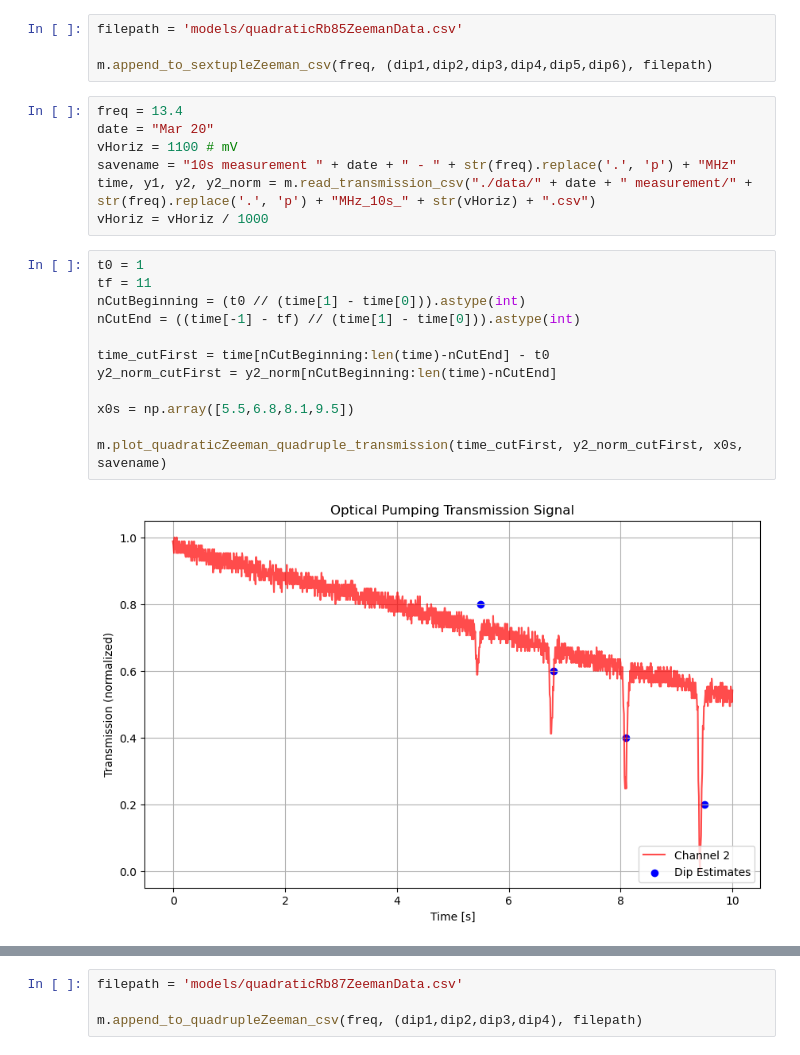
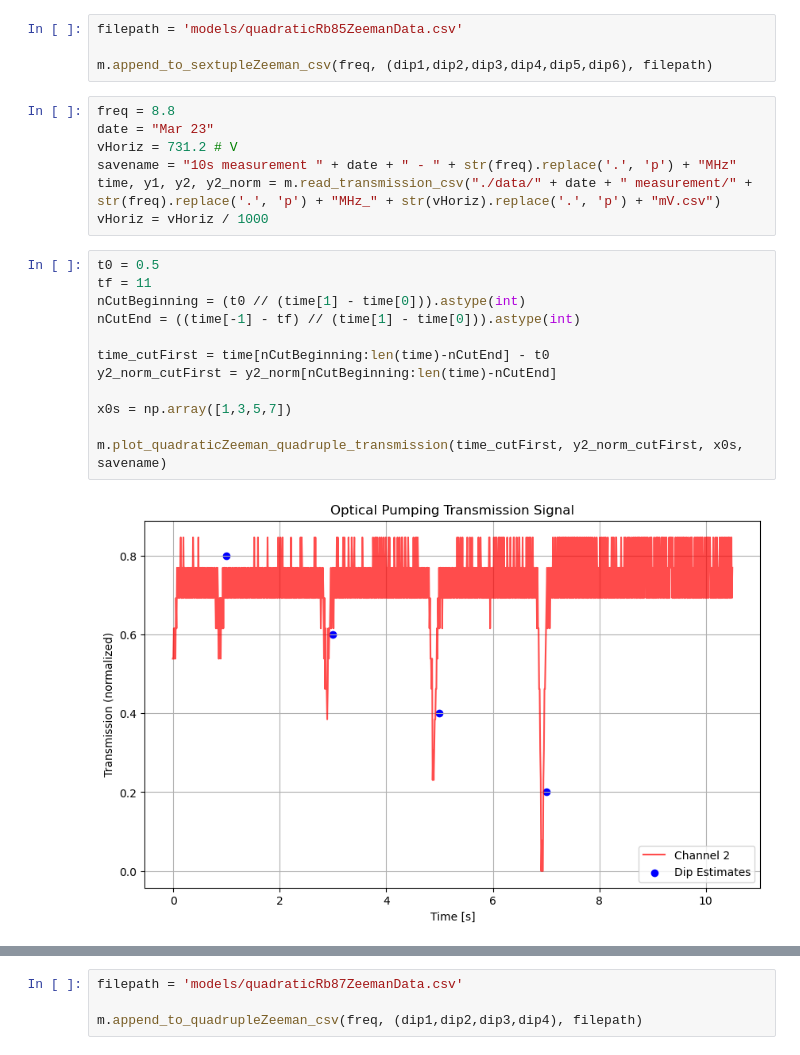
Before and after one commit to MarkZhit/PHYS409-Optical_Pumping, a Jupyter notebook: quadraticZeemanCollection.ipynb, the cells around one changed output, grey strips where cells are left out. Drawn from its saved outputs; the diff is of its cells as text.

```diff
--- a/quadraticZeemanCollection.ipynb
+++ b/quadraticZeemanCollection.ipynb
@@ -135,26 +137,26 @@ filepath = 'models/quadraticRb85ZeemanData.csv'
 
 m.append_to_sextupleZeeman_csv(freq, (dip1,dip2,dip3,dip4,dip5,dip6), filepath)
 # %%
-freq = 13.4
-date = "Mar 20"
-vHoriz = 1100 # mV
+freq = 8.8
+date = "Mar 23"
+vHoriz = 731.2 # V
 savename = "10s measurement " + date + " - " + str(freq).replace('.', 'p') + "MHz"
-time, y1, y2, y2_norm = m.read_transmission_csv("./data/" + date + " measurement/" + str(freq).replace('.', 'p') + "MHz_10s_" + str(vHoriz) + ".csv")
+time, y1, y2, y2_norm = m.read_transmission_csv("./data/" + date + " measurement/" + str(freq).replace('.', 'p') + "MHz_" + str(vHoriz).replace('.', 'p') + "mV.csv")
 vHoriz = vHoriz / 1000
 # %%
-t0 = 1
+t0 = 0.5
 tf = 11
 nCutBeginning = (t0 // (time[1] - time[0])).astype(int)
 nCutEnd = ((time[-1] - tf) // (time[1] - time[0])).astype(int)
 
 time_cutFirst = time[nCutBeginning:len(time)-nCutEnd] - t0
 y2_norm_cutFirst = y2_norm[nCutBeginning:len(time)-nCutEnd]
 
-x0s = np.array([5.5,6.8,8.1,9.5])
+x0s = np.array([1,3,5,7])
 
 m.plot_quadraticZeeman_quadruple_transmission(time_cutFirst, y2_norm_cutFirst, x0s, savename)
 # %% [output]
-[figure, old version]
+[figure, new version]
 # %%
 #    (A, h1, g1, x0_1, h2, g2, x0_2,  h3, g3, x0_3):
 variables = ["A", "m", "h1", "g1", "x0_1", "h2", "g2", "x0_2",  "h3", "g3", "x0_3",  "h4", "g4", "x0_4"]
```
Also changed, not shown: parts of 8 cells of this notebook, 19 other files.
